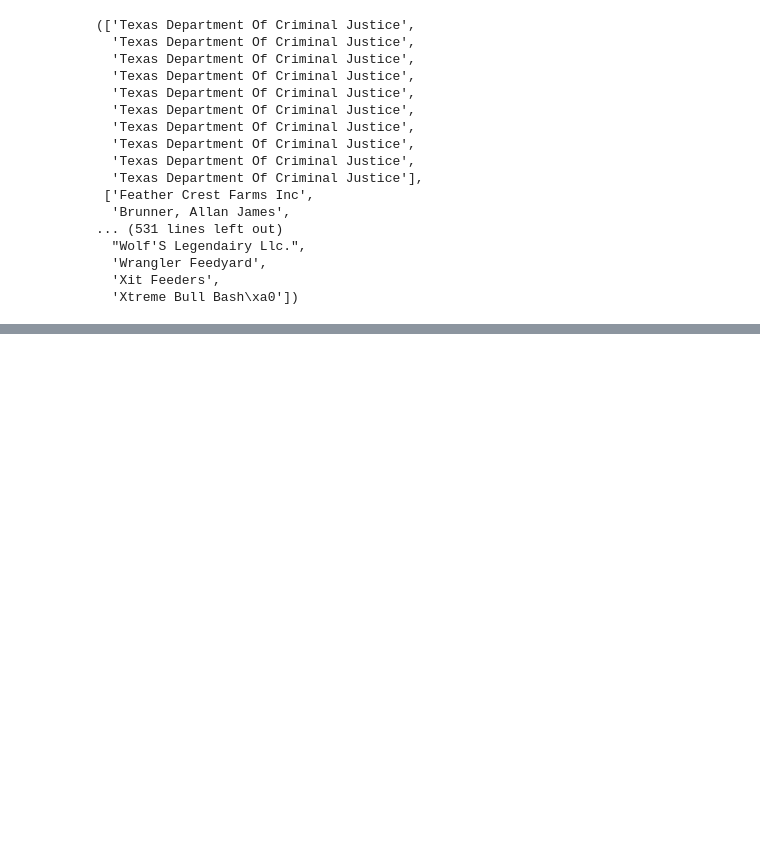
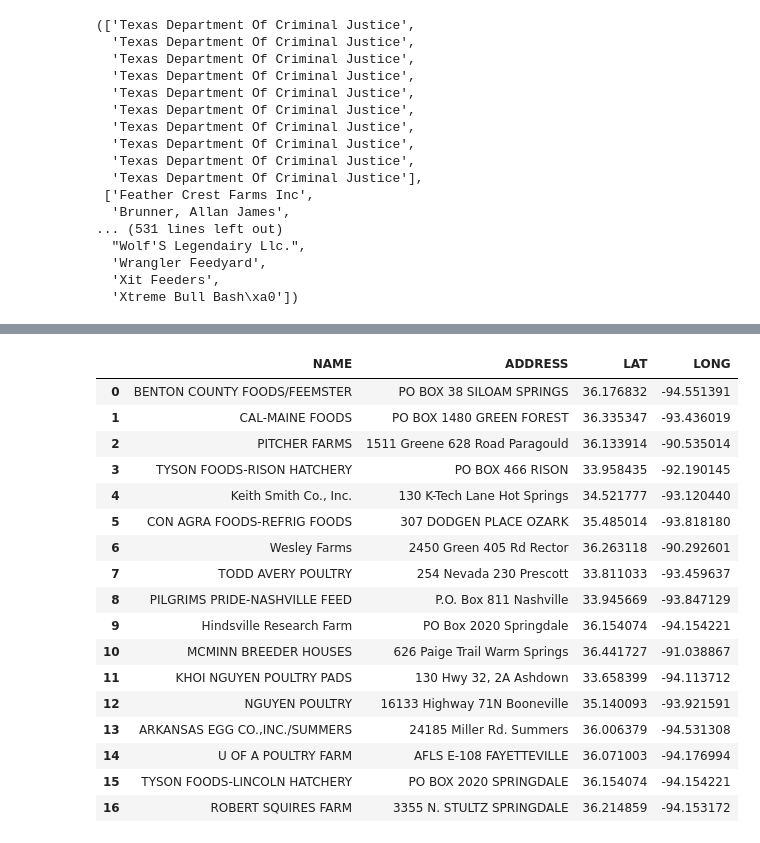
Before and after one commit to uchicago-dsi/rafi-poultry, a Jupyter notebook: notebooks/cafo_analysis.ipynb, the cells around one changed output, grey strips where cells are left out. Cells and saved outputs as stored; diff of their text form; code cells hidden in the pictures; blank space fills up the shorter version.

```diff
--- a/notebooks/cafo_analysis.ipynb
+++ b/notebooks/cafo_analysis.ipynb
@@ -241,0 +252,21 @@ Only in Counterglow: 521
+# %%
+iowa_ar.loc[:, ["NAME", "ADDRESS", "LAT", "LONG"]]
+# %% [output]
+|  | NAME | ADDRESS | LAT | LONG |
+| 0 | BENTON COUNTY FOODS/FEEMSTER | PO BOX 38 SILOAM SPRINGS | 36.176832 | -94.551391 |
+| 1 | CAL-MAINE FOODS | PO BOX 1480 GREEN FOREST | 36.335347 | -93.436019 |
+| 2 | PITCHER FARMS | 1511 Greene 628 Road Paragould | 36.133914 | -90.535014 |
+| 3 | TYSON FOODS-RISON HATCHERY | PO BOX 466 RISON | 33.958435 | -92.190145 |
+| 4 | Keith Smith Co., Inc. | 130 K-Tech Lane Hot Springs | 34.521777 | -93.120440 |
+| 5 | CON AGRA FOODS-REFRIG FOODS | 307 DODGEN PLACE OZARK | 35.485014 | -93.818180 |
+| 6 | Wesley Farms | 2450 Green 405 Rd Rector | 36.263118 | -90.292601 |
+| 7 | TODD AVERY POULTRY | 254 Nevada 230 Prescott | 33.811033 | -93.459637 |
+| 8 | PILGRIMS PRIDE-NASHVILLE FEED | P.O. Box 811 Nashville | 33.945669 | -93.847129 |
+| 9 | Hindsville Research Farm | PO Box 2020 Springdale | 36.154074 | -94.154221 |
+| 10 | MCMINN BREEDER HOUSES | 626 Paige Trail Warm Springs | 36.441727 | -91.038867 |
+| 11 | KHOI NGUYEN POULTRY PADS | 130 Hwy 32, 2A Ashdown | 33.658399 | -94.113712 |
+| 12 | NGUYEN POULTRY | 16133 Highway 71N Booneville | 35.140093 | -93.921591 |
+| 13 | ARKANSAS EGG CO.,INC./SUMMERS | 24185 Miller Rd. Summers | 36.006379 | -94.531308 |
+| 14 | U OF A POULTRY FARM | AFLS E-108 FAYETTEVILLE | 36.071003 | -94.176994 |
+| 15 | TYSON FOODS-LINCOLN HATCHERY | PO BOX 2020 SPRINGDALE | 36.154074 | -94.154221 |
+| 16 | ROBERT SQUIRES FARM | 3355 N. STULTZ SPRINGDALE | 36.214859 | -94.153172 |
```
Also changed, not shown: parts of 19 cells of this notebook.
